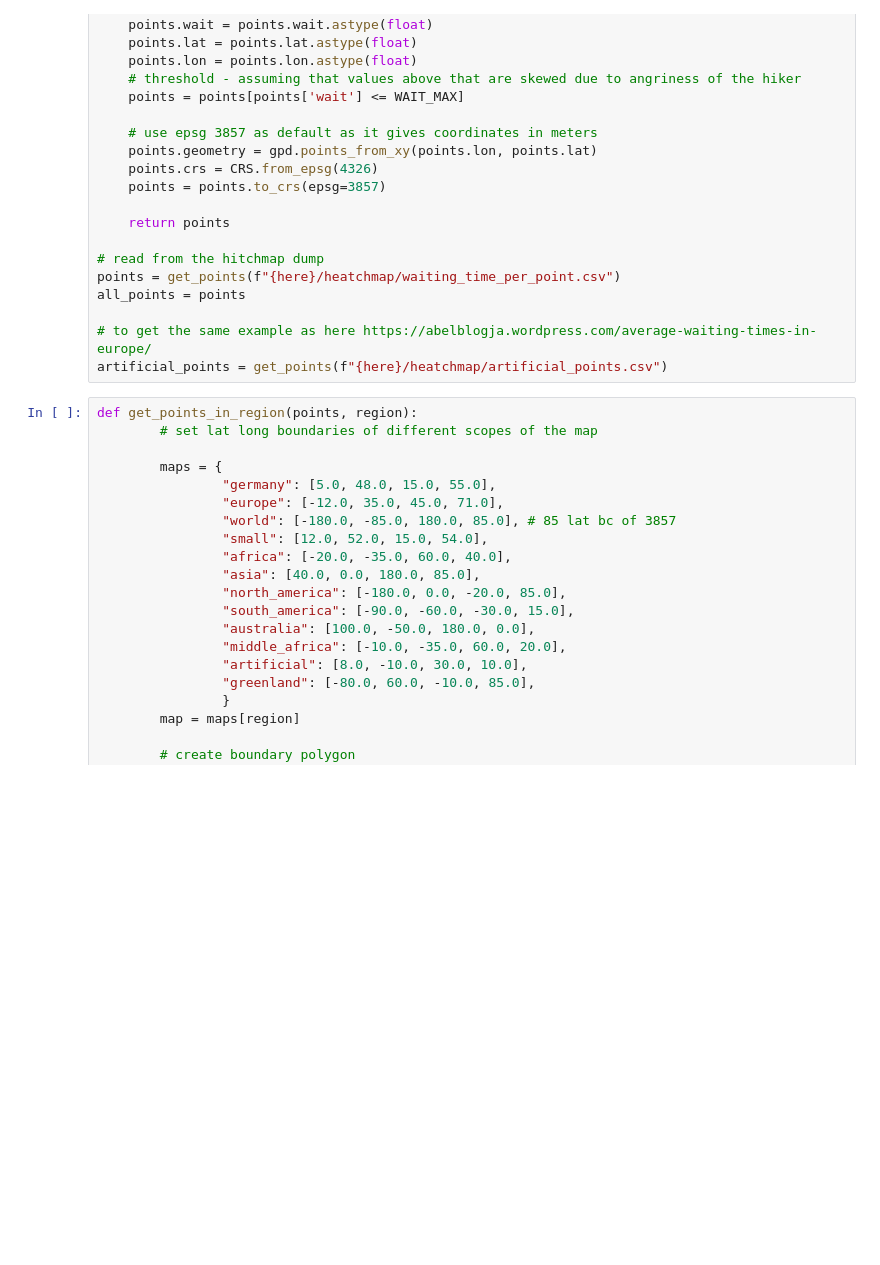
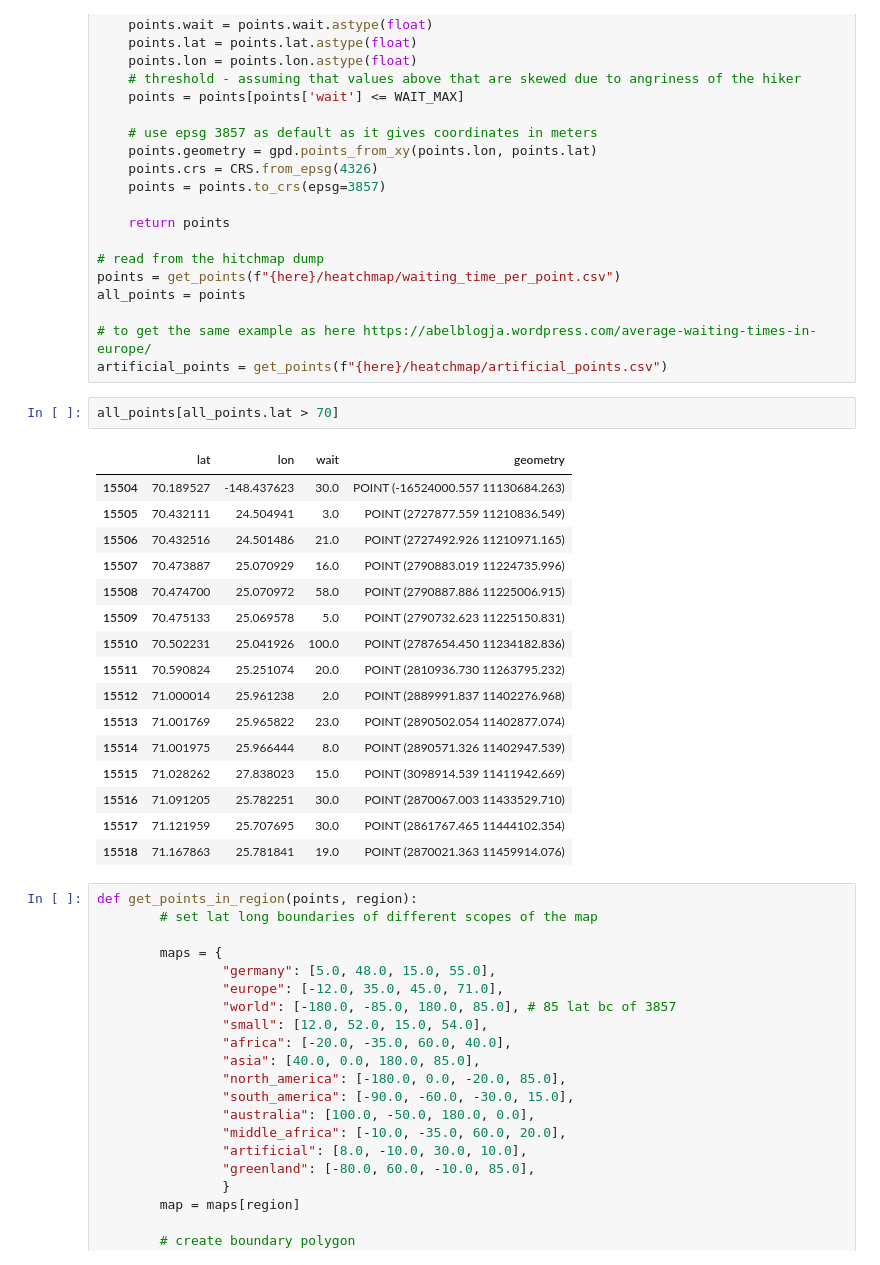
Before and after one commit to tillwenke/heatchmap, a Jupyter notebook: map/develop.ipynb, the cells around one changed output. Cells and saved outputs as stored; diff of their text form; blank space fills up the shorter version.

```diff
--- a/map/develop.ipynb
+++ b/map/develop.ipynb
@@ -82,6 +82,25 @@ all_points = points
 
 # to get the same example as here https://abelblogja.wordpress.com/average-waiting-times-in-europe/
 artificial_points = get_points(f"{here}/heatchmap/artificial_points.csv")
+# %%
+all_points[all_points.lat > 70]
+# %% [output]
+|  | lat | lon | wait | geometry |
+| 15504 | 70.189527 | -148.437623 | 30.0 | POINT (-16524000.557 11130684.263) |
+| 15505 | 70.432111 | 24.504941 | 3.0 | POINT (2727877.559 11210836.549) |
+| 15506 | 70.432516 | 24.501486 | 21.0 | POINT (2727492.926 11210971.165) |
+| 15507 | 70.473887 | 25.070929 | 16.0 | POINT (2790883.019 11224735.996) |
+| 15508 | 70.474700 | 25.070972 | 58.0 | POINT (2790887.886 11225006.915) |
+| 15509 | 70.475133 | 25.069578 | 5.0 | POINT (2790732.623 11225150.831) |
+| 15510 | 70.502231 | 25.041926 | 100.0 | POINT (2787654.450 11234182.836) |
+| 15511 | 70.590824 | 25.251074 | 20.0 | POINT (2810936.730 11263795.232) |
+| 15512 | 71.000014 | 25.961238 | 2.0 | POINT (2889991.837 11402276.968) |
+| 15513 | 71.001769 | 25.965822 | 23.0 | POINT (2890502.054 11402877.074) |
+| 15514 | 71.001975 | 25.966444 | 8.0 | POINT (2890571.326 11402947.539) |
+| 15515 | 71.028262 | 27.838023 | 15.0 | POINT (3098914.539 11411942.669) |
+| 15516 | 71.091205 | 25.782251 | 30.0 | POINT (2870067.003 11433529.710) |
+| 15517 | 71.121959 | 25.707695 | 30.0 | POINT (2861767.465 11444102.354) |
+| 15518 | 71.167863 | 25.781841 | 19.0 | POINT (2870021.363 11459914.076) |
 # %%
 def get_points_in_region(points, region):
         # set lat long boundaries of different scopes of the map
```
Also changed, not shown: parts of 7 cells of this notebook, 17 other files.
